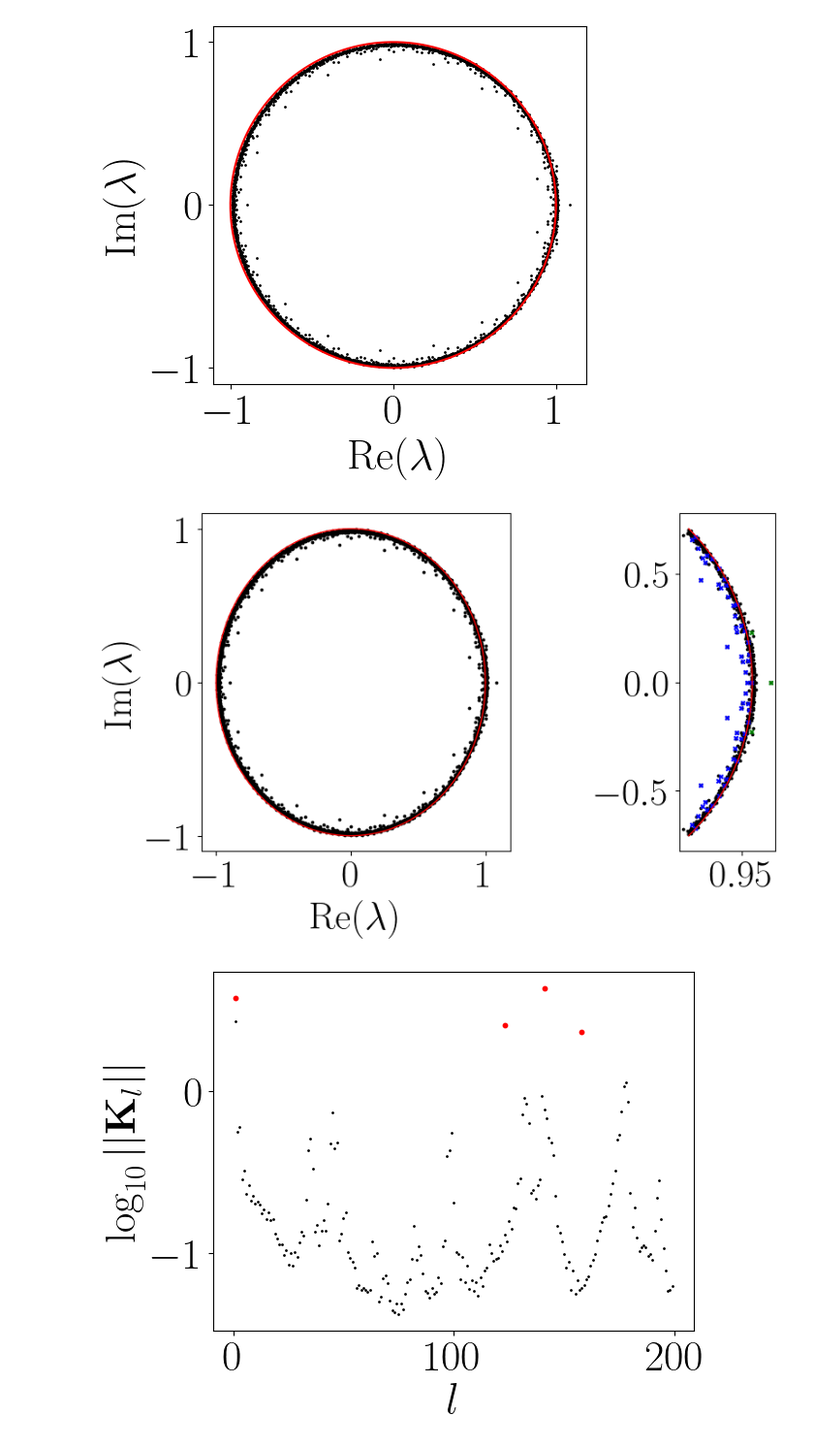
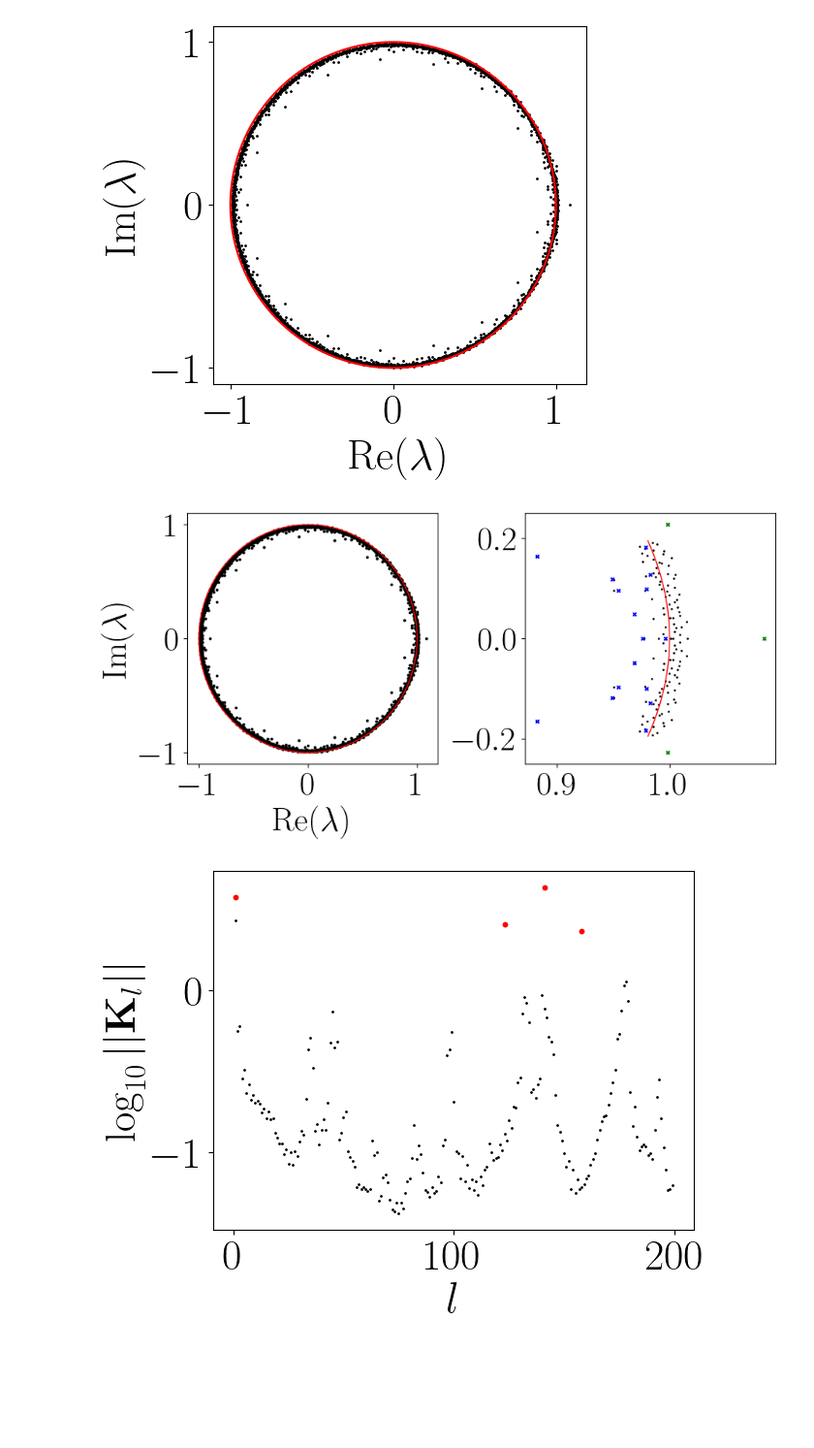
Before and after one commit to cwcurtis/er_dmd, a Jupyter notebook: kuramoto_analysis.ipynb, the cells around one changed output. Shown at 97% size. Saved outputs shown, nothing was run; the diff lists cells and outputs as text; code cells hidden in the pictures; blank space fills up the shorter version.

```diff
--- a/kuramoto_analysis.ipynb
+++ b/kuramoto_analysis.ipynb
@@ -95,40 +95,44 @@ plt.savefig(f"Kuramoto_spectrum_w_mx_lag_{str(chosen_lags[-1])}."+"pdf",bbox_inc
 # %% [output]
 [figure]
 # %%
-aptr = np.pi/4.
+aptr = np.pi/16.
 
 inds_kp = np.abs(np.angle(evals)) < aptr
 inds_kpr = np.abs(np.angle(tot_evals_inner)) < aptr
 
 #plt.scatter(evals[inds_kp].real, evals[inds_kp].imag, s=3., c='k')
 #plt.scatter(tot_evals_inner[inds_kpr].real, tot_evals_inner[inds_kpr].imag, s=10., c='b', marker='x')
 theta_vals = np.linspace(0., 2.*np.pi, 1000)
 
 fig = plt.figure(figsize=(10, 5))
 ax = fig.add_subplot(1, 2, 1)
 ax.scatter(evals.real, evals.imag, s=3., c='k')
 ax.plot(np.cos(theta_vals), np.sin(theta_vals),c='r',linewidth=1.)
 ax.set_xlabel(r"$\mbox{Re}(\lambda)$")
 ax.set_ylabel(r"$\mbox{Im}(\lambda)$")
+ax.set_box_aspect(1.)
 
 theta_vals = np.linspace(-aptr, aptr, 1000)
 
 ax = fig.add_subplot(1, 2, 2)
-ax.scatter(evals[inds_kp].real, evals[inds_kp].imag, s=3., c='k')
+ax.scatter(evals[inds_kp].real, evals[inds_kp].imag, s=1., c='k')
 ax.scatter(tot_evals_inner[inds_kpr].real, tot_evals_inner[inds_kpr].imag, s=10., c='b', marker='x')
 inds_outer = np.abs(evals_outer) > 1
 ax.scatter(evals_outer[inds_outer].real, evals_outer[inds_outer].imag, s=10., c='g', marker='x')
 ax.plot(np.cos(theta_vals), np.sin(theta_vals),c='r',linewidth=1.)
-ax.set_xticks([.95])
+#ax.set_xticks([.95])
+ax.set_box_aspect(1.)
 
 #plt.plot(np.cos(theta_vals), np.sin(theta_vals),c='r',linewidth=1.)
 #plt.xlabel(r"$\mbox{Re}(\lambda)$")
 #plt.ylabel(r"$\mbox{Im}(\lambda)$")
 
-plt.gca().set_aspect('equal')
+#plt.gca().set_aspect('equal')
+plt.subplots_adjust(left=None, bottom=None, right=.9, top=None, wspace=.35, hspace=None)
+
 plt.savefig(f"Kuramoto_detail_spectrum_w_mx_lag_{str(chosen_lags[-1])}."+"pdf",bbox_inches='tight',format="pdf")
 # %% [output]
-[figure, old version]
+[figure, new version]
 # %%
 all_lags = list(np.arange(1, max_lag))
 
```
Also changed, not shown: parts of 3 cells of this notebook, 21 other files.
